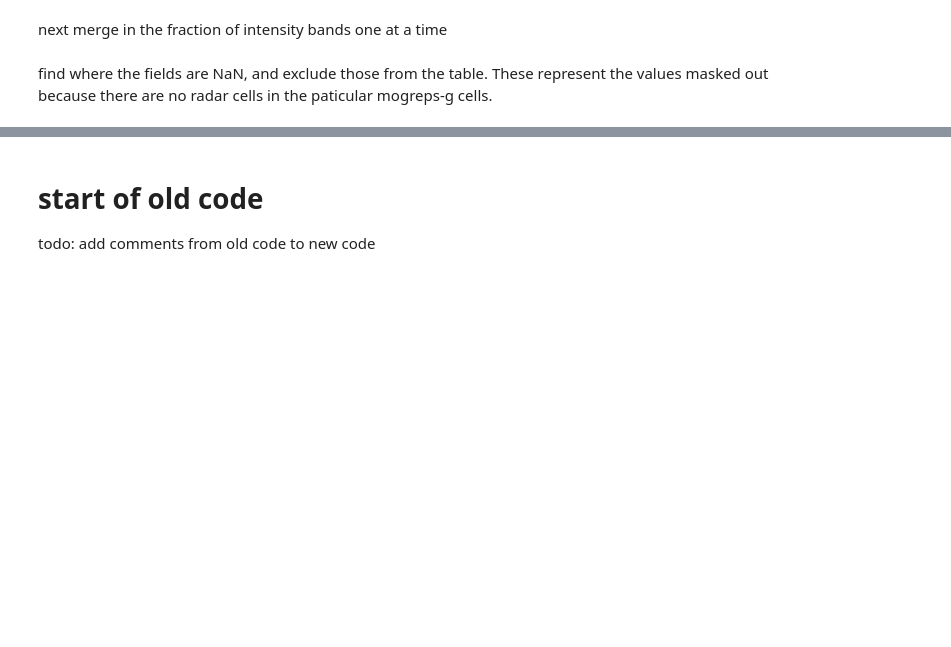
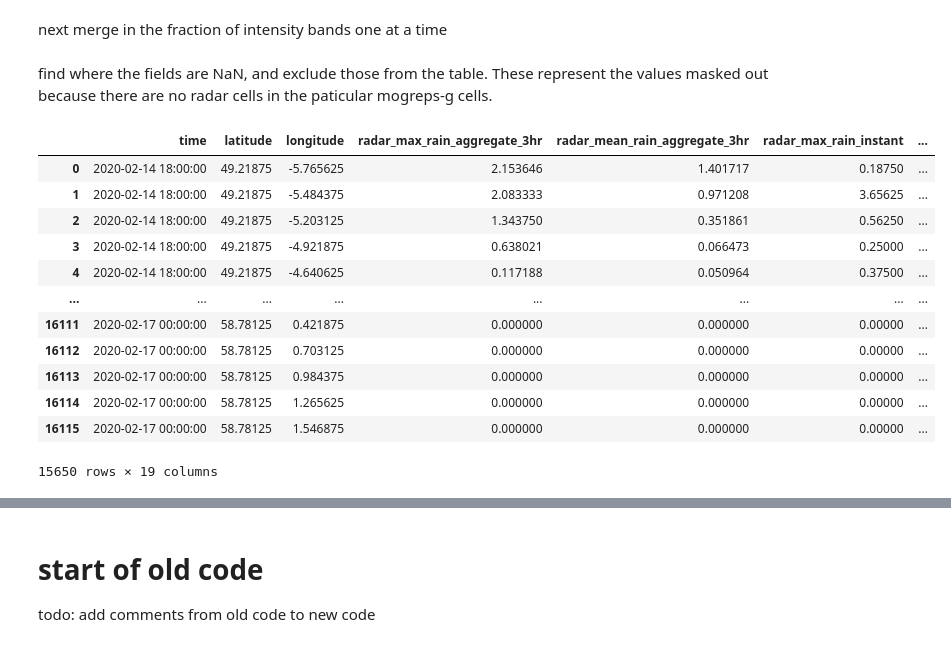
Before and after one commit to informatics-lab/precip_rediagnosis, a Jupyter notebook: data_prep/transform_and_preprocess_spice.ipynb, the cells around one changed output, grey strips where cells are left out. Cells and saved outputs as stored; diff of their text form; code cells hidden in the pictures; blank space fills up the shorter version.

```diff
--- a/data_prep/transform_and_preprocess_spice.ipynb
+++ b/data_prep/transform_and_preprocess_spice.ipynb
@@ -727,8 +732,8 @@ total_num_pts = (regridded_arrays_dict['fraction_sum_instant'].shape[0] *
                  regridded_arrays_dict['fraction_sum_instant'].shape[1] *
                  regridded_arrays_dict['fraction_sum_instant'].shape[2])
 # %%
-target_lat_coord = self._target_grid_cube.coord('latitude')
-target_lon_coord = self._target_grid_cube.coord('longitude')
+target_lat_coord = target_grid_cube.coord('latitude')
+target_lon_coord = target_grid_cube.coord('longitude')
 # %%
 band_coord = iris.coords.DimCoord(
     [float(b1) for b1 in rainfall_thresholds.keys()],
@@ -819,3 +824,19 @@ selected_var = [k1 for k1, v1 in out_vars_dict.items() if v1 == 'SCALAR'][0]
 
 # use any output variable to find where there are NaNs and exclude those data points
 radar_df = radar_df[~(radar_df[selected_var].isna())]
+# %%
+radar_df
+# %% [output]
+|  | time | latitude | longitude | radar_max_rain_aggregate_3hr | radar_mean_rain_aggregate_3hr | radar_max_rain_instant | ... |
+| 0 | 2020-02-14 18:00:00 | 49.21875 | -5.765625 | 2.153646 | 1.401717 | 0.18750 | ... |
+| 1 | 2020-02-14 18:00:00 | 49.21875 | -5.484375 | 2.083333 | 0.971208 | 3.65625 | ... |
+| 2 | 2020-02-14 18:00:00 | 49.21875 | -5.203125 | 1.343750 | 0.351861 | 0.56250 | ... |
+| 3 | 2020-02-14 18:00:00 | 49.21875 | -4.921875 | 0.638021 | 0.066473 | 0.25000 | ... |
+| 4 | 2020-02-14 18:00:00 | 49.21875 | -4.640625 | 0.117188 | 0.050964 | 0.37500 | ... |
+| ... | ... | ... | ... | ... | ... | ... | ... |
+| 16111 | 2020-02-17 00:00:00 | 58.78125 | 0.421875 | 0.000000 | 0.000000 | 0.00000 | ... |
+| 16112 | 2020-02-17 00:00:00 | 58.78125 | 0.703125 | 0.000000 | 0.000000 | 0.00000 | ... |
+| 16113 | 2020-02-17 00:00:00 | 58.78125 | 0.984375 | 0.000000 | 0.000000 | 0.00000 | ... |
+| 16114 | 2020-02-17 00:00:00 | 58.78125 | 1.265625 | 0.000000 | 0.000000 | 0.00000 | ... |
+| 16115 | 2020-02-17 00:00:00 | 58.78125 | 1.546875 | 0.000000 | 0.000000 | 0.00000 | ... |
+15650 rows × 19 columns
```
Also changed, not shown: parts of 2 cells of this notebook.
